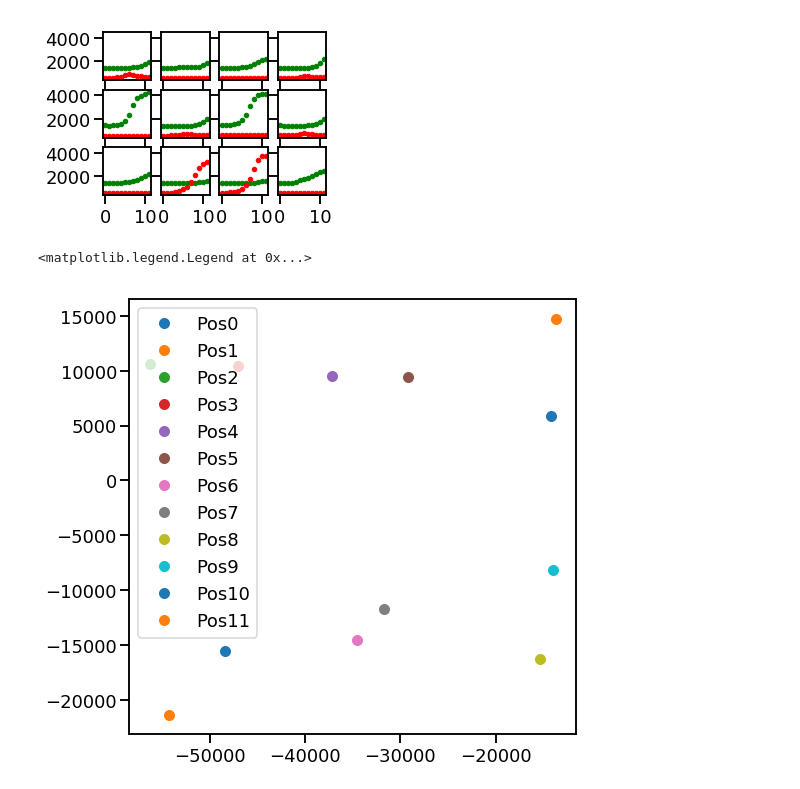
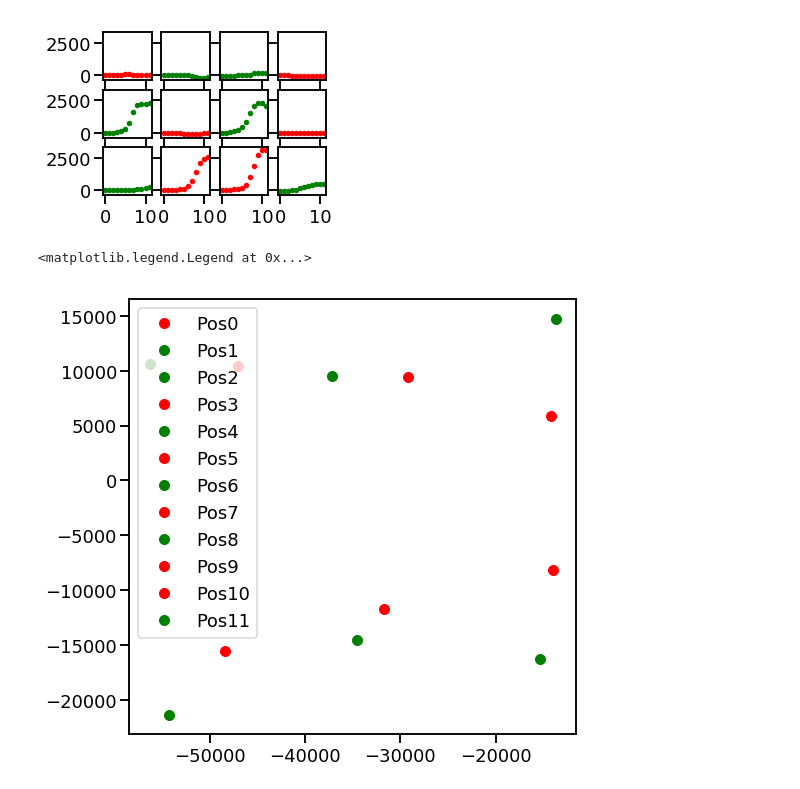
Before and after one commit to boospooky/microscope-movie-analysis, a Jupyter notebook: image_analysis.ipynb, the cells around one changed output. Cells and saved outputs as stored; diff of their text form; code cells hidden in the pictures.

```diff
--- a/image_analysis.ipynb
+++ b/image_analysis.ipynb
@@ -369,17 +370,0 @@ with skimage.external.tifffile.TiffFile('fullmovie_nomask.tif') as img:
-# %%
-# Check the middle of the movie for fluorescence
-gfp_fig, gfp_axs = plt.subplots(3,4,figsize=(8,6),sharex=True,sharey=True)
-for plot_ind in np.arange(n_pos):
-    ax = gfp_axs[plot_ind//4, np.mod(plot_ind,4)]
-    ax.imshow(im_all[6,plot_ind,1,:,:], vmin=1e3, vmax=8e3)
-    ax.set_xticks([])
-    ax.set_yticks([])
-gfp_fig.suptitle('GFP')
-# gfp_fig.tight_layout(h_pad=0.05, w_pad=0.05, pad=0)
-rfp_fig, rfp_axs = plt.subplots(3,4,figsize=(8,6),sharex=True,sharey=True)
-for plot_ind in np.arange(n_pos):
-    ax = rfp_axs[plot_ind//4, np.mod(plot_ind,4)]
-    ax.imshow(im_all[6,plot_ind,2,:,:], vmin=1e3, vmax=3e3)
-    ax.set_xticks([])
-    ax.set_yticks([])
-rfp_fig.suptitle('RFP')
@@ -390,24 +409,30 @@ Text(0.5,0.98,'RFP')
 # %%
+# View field-of-view-averaged fluorescence traces
 fig, axs = plt.subplots(3,4,figsize=(4,3),sharex=True,sharey=True)
+# fov_meaned_arr = im_all.mean(axis=3).mean(axis=3)
+gfp_min_trace = 1#np.arange(n_pos)[fov_meaned_arr[-1,:,1].min() == fov_meaned_arr[-1,:,1]][0]
+rfp_min_trace = 0#np.arange(n_pos)[fov_meaned_arr[-1,:,2].min() == fov_meaned_arr[-1,:,2]][0]
 for plot_ind in np.arange(n_pos):
     ax = axs[plot_ind//4, np.mod(plot_ind,4)]
-    gfp_trace = im_all[:,plot_ind,1,:,:].mean(axis=1).mean(axis=1)
-    rfp_trace = im_all[:,plot_ind,2,:,:].mean(axis=1).mean(axis=1)
-    ax.plot(gfp_trace, '.g')
-    ax.plot(rfp_trace, '.r')
+    if cor_pos_df.loc[plot_ind, 'strain'] == 'pCR':
+        gfp_trace = fov_meaned_arr[:,plot_ind,1] - fov_meaned_arr[:,[1,2],1].mean(axis=1)
+        ax.plot(gfp_trace, '.g')
+    else:
+        rfp_trace = fov_meaned_arr[:,plot_ind,2] - fov_meaned_arr[:,[0,3],2].mean(axis=1)
+        ax.plot(rfp_trace, '.r')
 #     ax.set_xticks([])
 #     ax.set_yticks([])
 # %% [output]
-[figure, old version]
+[figure, new version]
 # %%
 # Extract movie metadata
 all_metadata = fn_metadata_full(file_temp.format('Pos0',0,0))
 summ_dict = all_metadata['Summary']
 chan_ind = summ_dict['ChNames']
 chan_int = [int(xx) for xx in chan_ind]
+n_chan = len(chan_ind)
 chan_int_dict = dict(zip(chan_int, np.arange(n_chan)))
 chan_name = [all_channel_dict[xx] for xx in chan_ind]
-n_chan = len(chan_ind)
 n_pos = summ_dict['Positions']
 n_frames = summ_dict['Frames']
 im_width = summ_dict['Width']
@@ -415,14 +440,21 @@ im_height = summ_dict['Height']
 
 # Cor_pos_df is corrected position DF. In this notebook, correcting the position is not
 # necessary as there are only two imaging positions per pad.
-cor_pos_df = pd.DataFrame(np.empty((n_p,5)),columns=['x','y','label', 'pos', 'pad'])
-for p_i in np.arange(n_p):
+cor_pos_df = pd.DataFrame(np.empty((n_pos,6)),columns=['x','y','label', 'pos', 'pad', 'strain'])
+for p_i in np.arange(n_pos):
     x, y = summ_dict['InitialPositionList'][p_i]['DeviceCoordinatesUm']['XYStage']
     label = summ_dict['InitialPositionList'][p_i]['Label']
     cor_pos_df.loc[p_i,['x', 'y', 'label', 'pos']] = [x, y, label, p_i]
 
-for pos in np.arange(cor_pos_df.shape[0]):
+for pos in np.arange(n_pos):
     cor_pos_df.loc[pos,'pad'] = np.floor(pos//2)
+
+# Judging from the movie data, these are the strains at each position
+for pos in np.arange(n_pos):
+    if pos in [0,3,5,7,9,10]:
+        cor_pos_df.loc[pos, 'strain'] = 'pRC'
+    else:
+        cor_pos_df.loc[pos, 'strain'] = 'pCR'
 
 def dist_f(pad_ind):
     '''
@@ -433,11 +465,20 @@ def dist_f(pad_ind):
     return dist
 
 plt.figure(figsize=(8,8))
-for p_i in np.arange(n_p):
-    plt.plot(np.float(cor_pos_df.x[p_i]), np.float(cor_pos_df.y[p_i]), '.', label=cor_pos_df.label[p_i],ms=20)
+for p_i in np.arange(n_pos):
+    if cor_pos_df.loc[p_i, 'strain'] == 'pRC':
+        point_color='r'
+    else:
+        point_color = 'g'
+    plt.plot(np.float(cor_pos_df.x[p_i]),
+             np.float(cor_pos_df.y[p_i]),
+             '.',
+             label=cor_pos_df.label[p_i],
+             ms=20,
+             c=point_color)
 plt.legend()
 # %% [output]
 <matplotlib.legend.Legend at 0x...>
-[figure, old version]
+[figure, new version]
 # %%
 im_vec = [skimage.external.tifffile.TiffFile(file_temp.format('Pos5',50,chan)).asarray(memmap=True) for chan in [1,3]]
```
Also changed, not shown: parts of 8 cells of this notebook.
